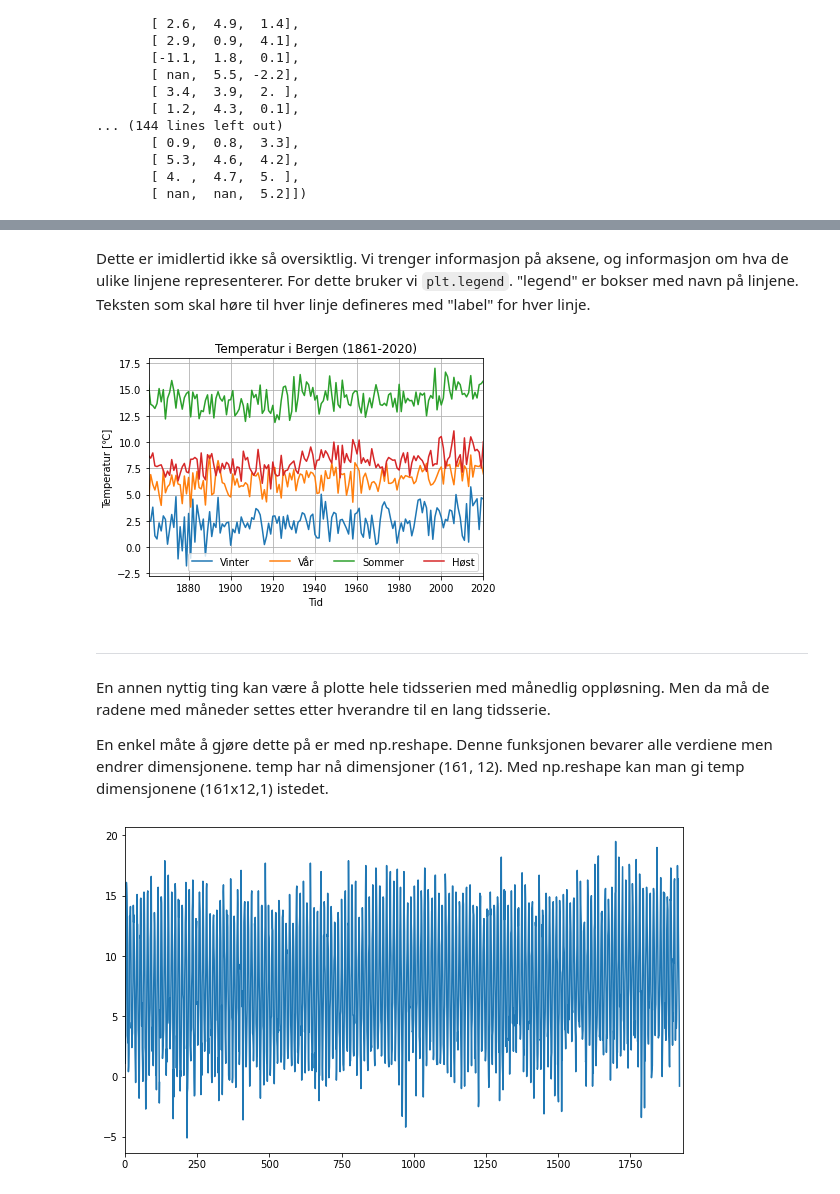
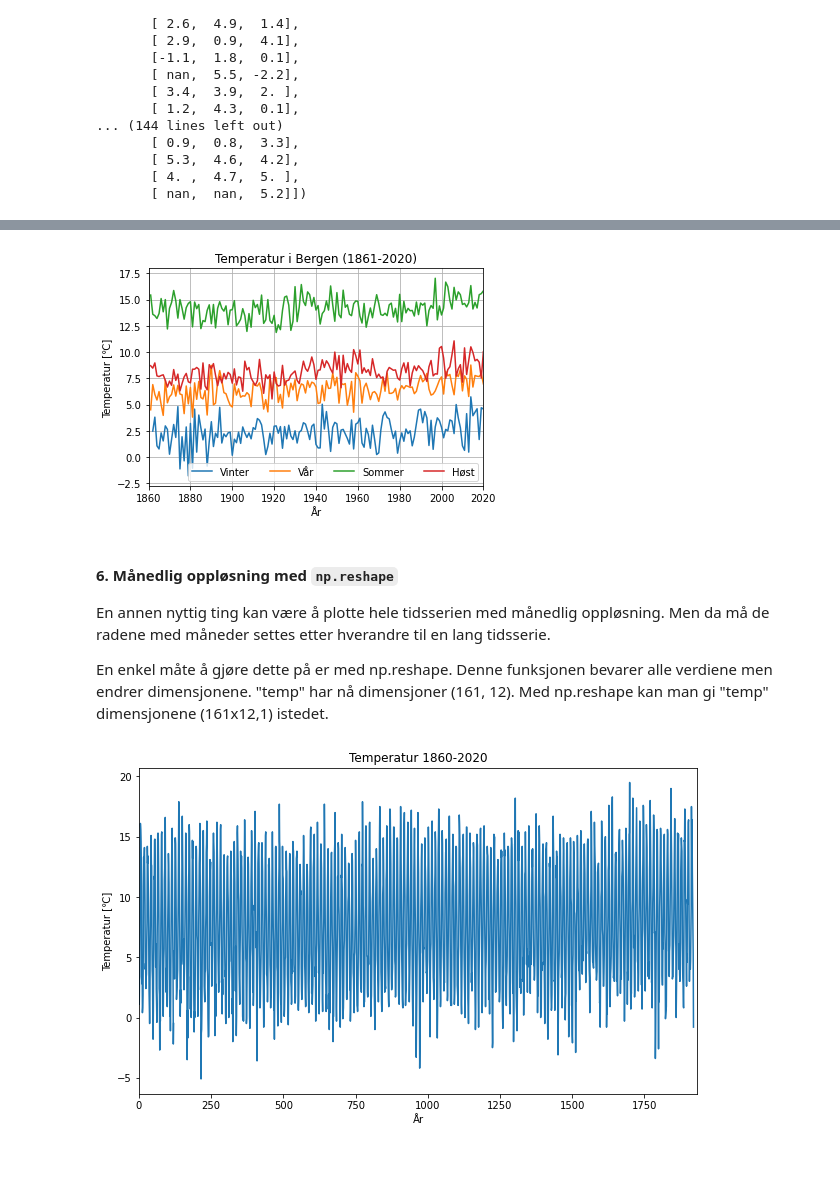
Before and after one commit to irendundas/EkteData, a Jupyter notebook: Nedbørsoppgaven_Del4_Maipulering_av_datasett.ipynb, the cells around one changed output, grey strips where cells are left out. Cells and saved outputs as stored; diff of their text form; code cells hidden in the pictures; blank space fills up the shorter version.

```diff
--- a/Nedbørsoppgaven_Del4_Maipulering_av_datasett.ipynb
+++ b/Nedbørsoppgaven_Del4_Maipulering_av_datasett.ipynb
@@ -166,33 +164,45 @@ plt.show()
-# %% [markdown]
-Dette er imidlertid ikke så oversiktlig. Vi trenger informasjon på aksene, og informasjon om hva de ulike linjene representerer. For dette bruker vi `plt.legend`. "legend" er bokser med navn på linjene. Teksten som skal høre til hver linje defineres med "label" for hver linje.
 # %%
 string=('Vinter','Vår','Sommer','Høst')
-plt.plot(tid[1:],winter, label=string[0])
-plt.plot(tid[:-1],spring, label=string[1])
-plt.plot(tid[:-1],summer, label=string[2])
-plt.plot(tid[:-1],fall, label=string[3])
-plt.legend(loc='lower right', ncol=len(string))
-plt.xlim(1861,2020)
-plt.xlabel('Tid')
-plt.ylabel('Temperatur [\u2103]')
-plt.title('Temperatur i Bergen (1861-2020)')
-plt.grid(True)
+
+ax=plt.axes() # Lag akser å plotte i
+
+ax.plot(tid[1:],winter, label=string[0]) # tid[1:] fordi vi ikke har vinter-verdier for 1861
+ax.plot(tid[:-1],spring, label=string[1])
+ax.plot(tid[:-1],summer, label=string[2])
+ax.plot(tid[:-1],fall, label=string[3])
+ax.legend(loc='lower right', ncol=len(string))
+
+ax.set(
+    title='Temperatur i Bergen (1861-2020)',
+    xlabel='År',
+    ylabel='Temperatur [\u2103]', # \u2103 er koden for grader celcius.
+    xlim=[1860,2020]
+)# Sett grense for x-aksen
+
+plt.grid()
 # %% [output]
-[figure, old version]
+[figure, new version]
 # %% [markdown]
-------------------
+#### 6. Månedlig oppløsning med `np.reshape`
 En annen nyttig ting kan være å plotte hele tidsserien med månedlig oppløsning. Men da må de radene med måneder settes etter hverandre til en lang tidsserie.
 
-En enkel måte å gjøre dette på er med np.reshape. Denne funksjonen bevarer alle verdiene men endrer dimensjonene. temp har nå dimensjoner (161, 12). Med np.reshape kan man gi temp dimensjonene (161x12,1) istedet.
+En enkel måte å gjøre dette på er med np.reshape. Denne funksjonen bevarer alle verdiene men endrer dimensjonene. "temp" har nå dimensjoner (161, 12). Med np.reshape kan man gi "temp" dimensjonene (161x12,1) istedet.
 # %%
-temp_all=np.reshape(temp,(161*12,1))
+temp_mo=np.reshape(temp,(161*12,1))
 
 fig=plt.figure(figsize=(10, 6)) # Lag akser å plotte i
 ax = fig.add_subplot(111)
 
 # Plot tidsserien
-ax.plot(temp_all)
-ax.set_xlim(0,len(temp_all))
+ax.plot(temp_mo)
+
+ax.set(
+    title='Temperatur 1860-2020',
+    xlabel='År',
+    ylabel='Temperatur [\u2103]', # \u2103 er koden for grader celcius.
+    xlim=(0,len(temp_mo)) # sett grense for x-aksen
+)
+
 plt.show()
 # %% [output]
-[figure, old version]
+[figure, new version]
```
Also changed, not shown: parts of 25 cells of this notebook, 5 other files.
